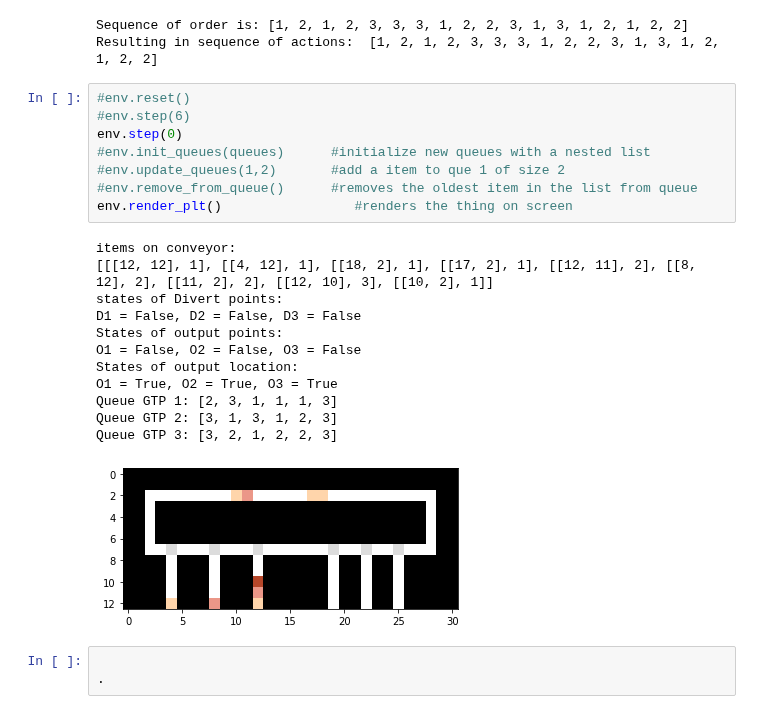
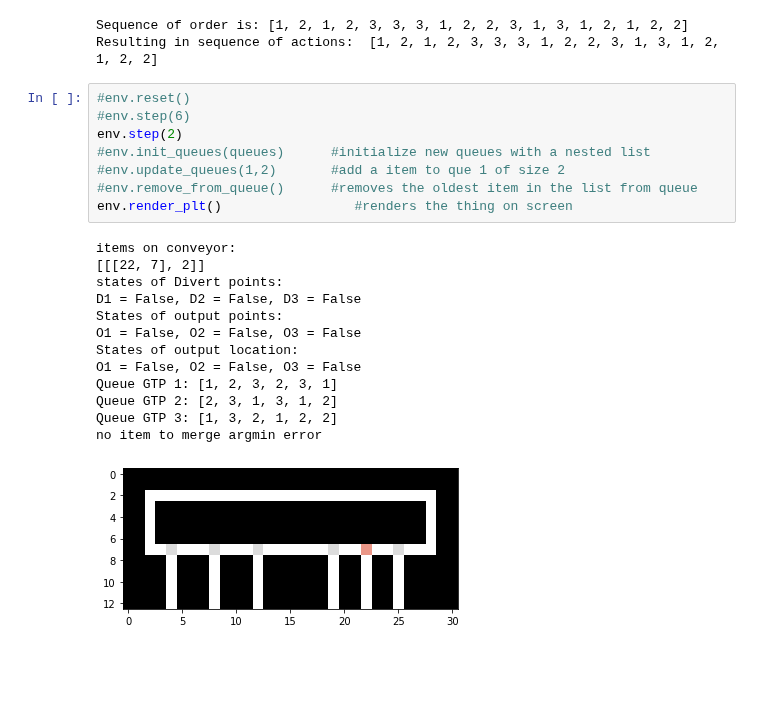
Before and after one commit to VincentFokker/Thesis, a Jupyter notebook: Simulation try.ipynb, the cells around one changed output. Drawn from its saved outputs; the diff is of its cells as text; blank space fills up the shorter version.

```diff
--- a/Simulation try.ipynb
+++ b/Simulation try.ipynb
@@ -1040,24 +1055,22 @@ Resulting in sequence of actions:  [1, 2, 1, 2, 3, 3, 3, 1, 2, 2, 3, 1, 3, 1, 2,
 # %%
 #env.reset()
 #env.step(6)
-env.step(0)
+env.step(2)
 #env.init_queues(queues)      #initialize new queues with a nested list
 #env.update_queues(1,2)       #add a item to que 1 of size 2
 #env.remove_from_queue()      #removes the oldest item in the list from queue
 env.render_plt()                 #renders the thing on screen
 # %% [output]
 items on conveyor:
-[[[12, 12], 1], [[4, 12], 1], [[18, 2], 1], [[17, 2], 1], [[12, 11], 2], [[8, 12], 2], [[11, 2], 2], [[12, 10], 3], [[10, 2], 1]]
+[[[22, 7], 2]]
 states of Divert points:
 D1 = False, D2 = False, D3 = False
 States of output points:
 O1 = False, O2 = False, O3 = False
 States of output location:
-O1 = True, O2 = True, O3 = True
-Queue GTP 1: [2, 3, 1, 1, 1, 3]
-Queue GTP 2: [3, 1, 3, 1, 2, 3]
-Queue GTP 3: [3, 2, 1, 2, 2, 3]
+O1 = False, O2 = False, O3 = False
+Queue GTP 1: [1, 2, 3, 2, 3, 1]
+Queue GTP 2: [2, 3, 1, 3, 1, 2]
+Queue GTP 3: [1, 3, 2, 1, 2, 2]
+no item to merge argmin error
-[figure, old version]
+[figure, new version]
-# %%
-
-.
```
Also changed, not shown: parts of 35 cells of this notebook, 3 other files.
